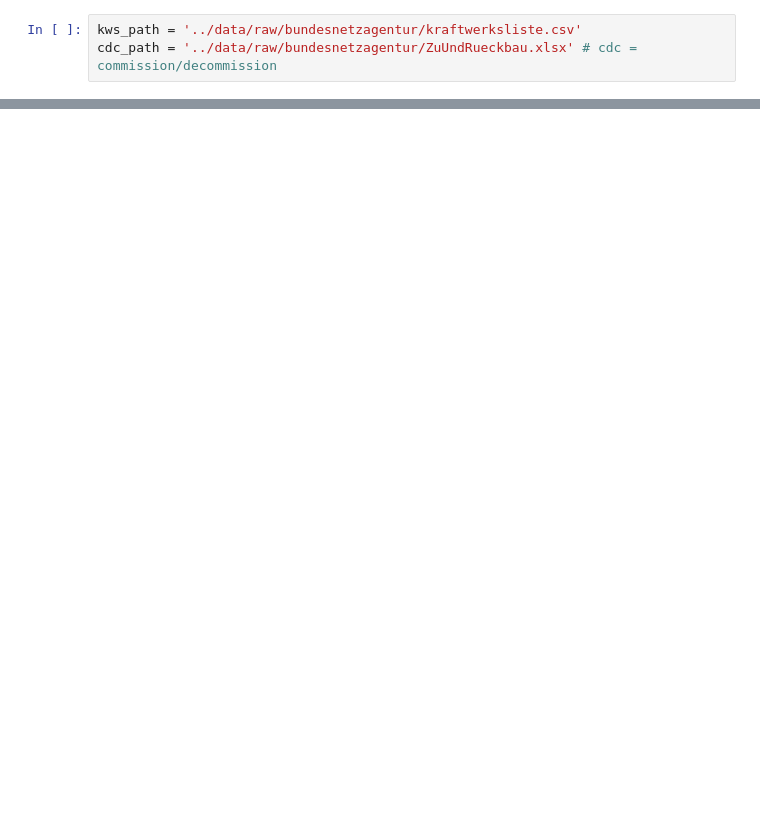
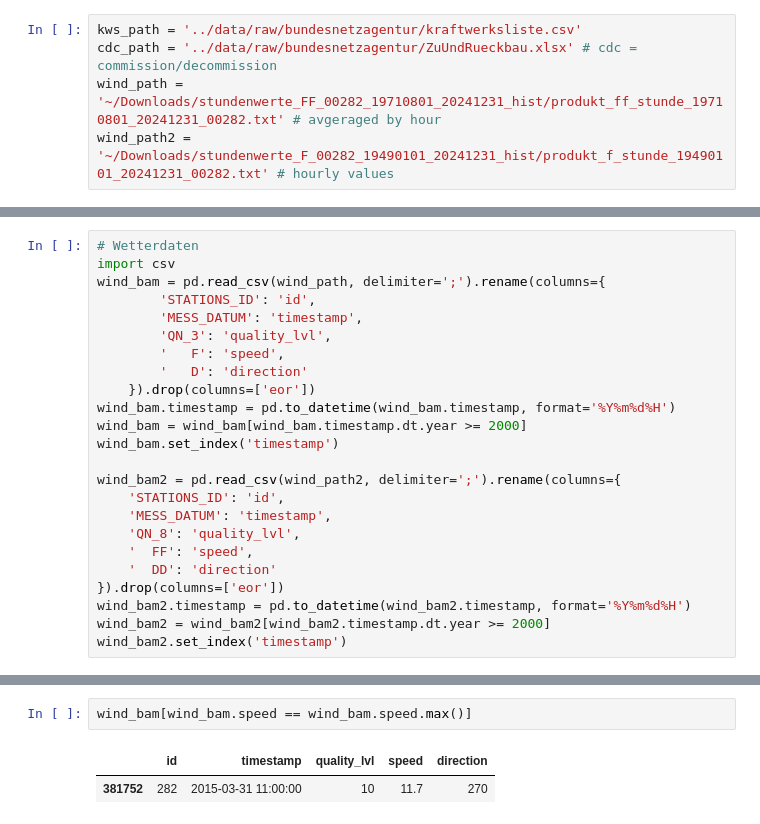
Before and after one commit to AK960/marginal-emissions-germany, a Jupyter notebook: notebooks/inspections.ipynb, the cells around one changed output, grey strips where cells are left out. Cells and saved outputs as stored; diff of their text form; blank space fills up the shorter version.

```diff
--- a/notebooks/inspections.ipynb
+++ b/notebooks/inspections.ipynb
@@ -7,6 +6,8 @@ logging.basicConfig(level=logging.INFO, format='[%(levelname)s][%(asctime)s][%(f
 # %%
 kws_path = '../data/raw/bundesnetzagentur/kraftwerksliste.csv'
 cdc_path = '../data/raw/bundesnetzagentur/ZuUndRueckbau.xlsx' # cdc = commission/decommission
+wind_path = '~/Downloads/stundenwerte_FF_00282_19710801_20241231_hist/produkt_ff_stunde_19710801_20241231_00282.txt' # avgeraged by hour
+wind_path2 = '~/Downloads/stundenwerte_F_00282_19490101_20241231_hist/produkt_f_stunde_19490101_20241231_00282.txt' # hourly values
 # %%
 kws_encoding = check_encoding(path=kws_path)
 
@@ -53,0 +71,24 @@ kw_carrier_pump
+# %%
+# Wetterdaten
+import csv
+wind_bam = pd.read_csv(wind_path, delimiter=';').rename(columns={
+        'STATIONS_ID': 'id',
+        'MESS_DATUM': 'timestamp',
+        'QN_3': 'quality_lvl',
+        '   F': 'speed',
+        '   D': 'direction'
+    }).drop(columns=['eor'])
+wind_bam.timestamp = pd.to_datetime(wind_bam.timestamp, format='%Y%m%d%H')
+wind_bam = wind_bam[wind_bam.timestamp.dt.year >= 2000]
+wind_bam.set_index('timestamp')
+
+wind_bam2 = pd.read_csv(wind_path2, delimiter=';').rename(columns={
+    'STATIONS_ID': 'id',
+    'MESS_DATUM': 'timestamp',
+    'QN_8': 'quality_lvl',
+    '  FF': 'speed',
+    '  DD': 'direction'
+}).drop(columns=['eor'])
+wind_bam2.timestamp = pd.to_datetime(wind_bam2.timestamp, format='%Y%m%d%H')
+wind_bam2 = wind_bam2[wind_bam2.timestamp.dt.year >= 2000]
+wind_bam2.set_index('timestamp')
@@ -53,0 +110,5 @@ kw_carrier_pump
+# %%
+wind_bam[wind_bam.speed == wind_bam.speed.max()]
+# %% [output]
+|  | id | timestamp | quality_lvl | speed | direction |
+| 381752 | 282 | 2015-03-31 11:00:00 | 10 | 11.7 | 270 |
```
Also changed, not shown: parts of 8 cells of this notebook, 3 other files.
